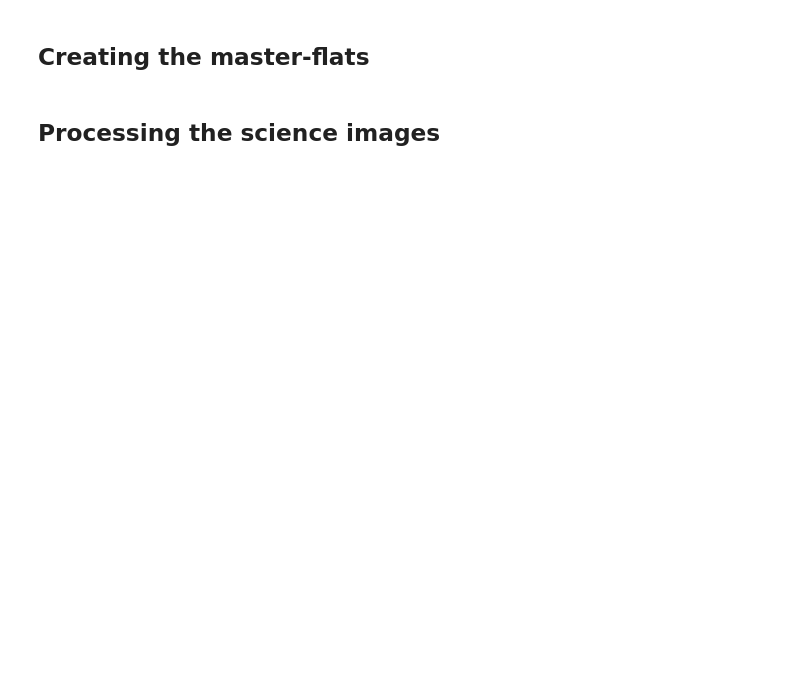
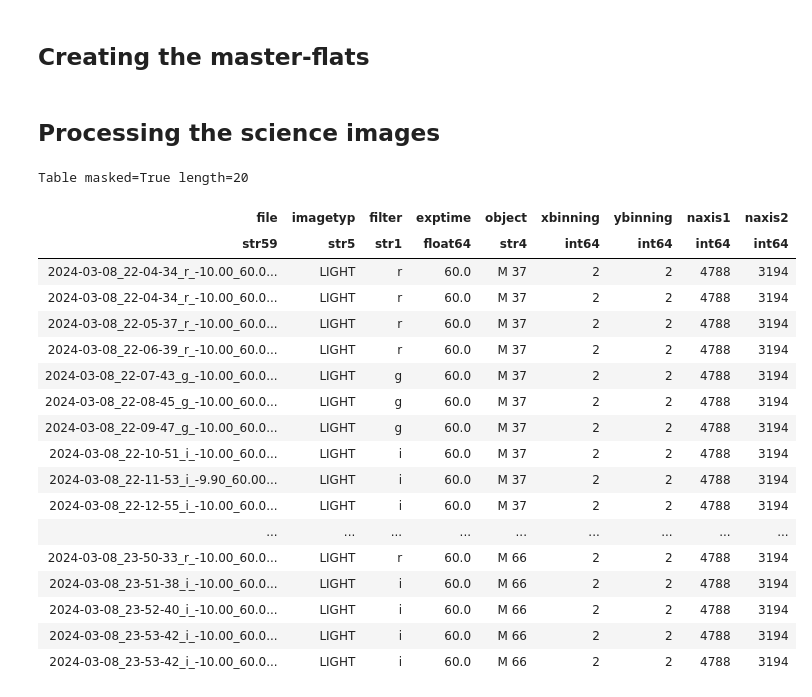
Before and after one commit to aifatelescope/datared, a Jupyter notebook: book/pre-red.ipynb, the cells around one changed output. Saved outputs shown, nothing was run; the diff lists cells and outputs as text; code cells hidden in the pictures; blank space fills up the shorter version.

```diff
--- a/book/pre-red.ipynb
+++ b/book/pre-red.ipynb
@@ -179,8 +187,28 @@ plt.show()
 # %% [markdown]
 ## Processing the science images
 # %%
-science_files = ccdproc.ImageFileCollection(data_dir / "LIGHT", keywords=header_keywords)
+science_files = ccdproc.ImageFileCollection(dataredconfig.data_dir / "LIGHT", keywords=dataredconfig.ifc_header_keywords)
 science_files.summary
+# %% [output]
+Table masked=True length=20
+| file | imagetyp | filter | exptime | object | xbinning | ybinning | naxis1 | naxis2 |
+| str59 | str5 | str1 | float64 | str4 | int64 | int64 | int64 | int64 |
+| 2024-03-08_22-04-34_r_-10.00_60.0... | LIGHT | r | 60.0 | M 37 | 2 | 2 | 4788 | 3194 |
+| 2024-03-08_22-04-34_r_-10.00_60.0... | LIGHT | r | 60.0 | M 37 | 2 | 2 | 4788 | 3194 |
+| 2024-03-08_22-05-37_r_-10.00_60.0... | LIGHT | r | 60.0 | M 37 | 2 | 2 | 4788 | 3194 |
+| 2024-03-08_22-06-39_r_-10.00_60.0... | LIGHT | r | 60.0 | M 37 | 2 | 2 | 4788 | 3194 |
+| 2024-03-08_22-07-43_g_-10.00_60.0... | LIGHT | g | 60.0 | M 37 | 2 | 2 | 4788 | 3194 |
+| 2024-03-08_22-08-45_g_-10.00_60.0... | LIGHT | g | 60.0 | M 37 | 2 | 2 | 4788 | 3194 |
+| 2024-03-08_22-09-47_g_-10.00_60.0... | LIGHT | g | 60.0 | M 37 | 2 | 2 | 4788 | 3194 |
+| 2024-03-08_22-10-51_i_-10.00_60.0... | LIGHT | i | 60.0 | M 37 | 2 | 2 | 4788 | 3194 |
+| 2024-03-08_22-11-53_i_-9.90_60.00... | LIGHT | i | 60.0 | M 37 | 2 | 2 | 4788 | 3194 |
+| 2024-03-08_22-12-55_i_-10.00_60.0... | LIGHT | i | 60.0 | M 37 | 2 | 2 | 4788 | 3194 |
+| ... | ... | ... | ... | ... | ... | ... | ... | ... |
+| 2024-03-08_23-50-33_r_-10.00_60.0... | LIGHT | r | 60.0 | M 66 | 2 | 2 | 4788 | 3194 |
+| 2024-03-08_23-51-38_i_-10.00_60.0... | LIGHT | i | 60.0 | M 66 | 2 | 2 | 4788 | 3194 |
+| 2024-03-08_23-52-40_i_-10.00_60.0... | LIGHT | i | 60.0 | M 66 | 2 | 2 | 4788 | 3194 |
+| 2024-03-08_23-53-42_i_-10.00_60.0... | LIGHT | i | 60.0 | M 66 | 2 | 2 | 4788 | 3194 |
+| 2024-03-08_23-53-42_i_-10.00_60.0... | LIGHT | i | 60.0 | M 66 | 2 | 2 | 4788 | 3194 |
 # %%
 
 # Defining the directory where pre-reduced images should be written:
```
Also changed, not shown: parts of 10 cells of this notebook, 5 other files.
